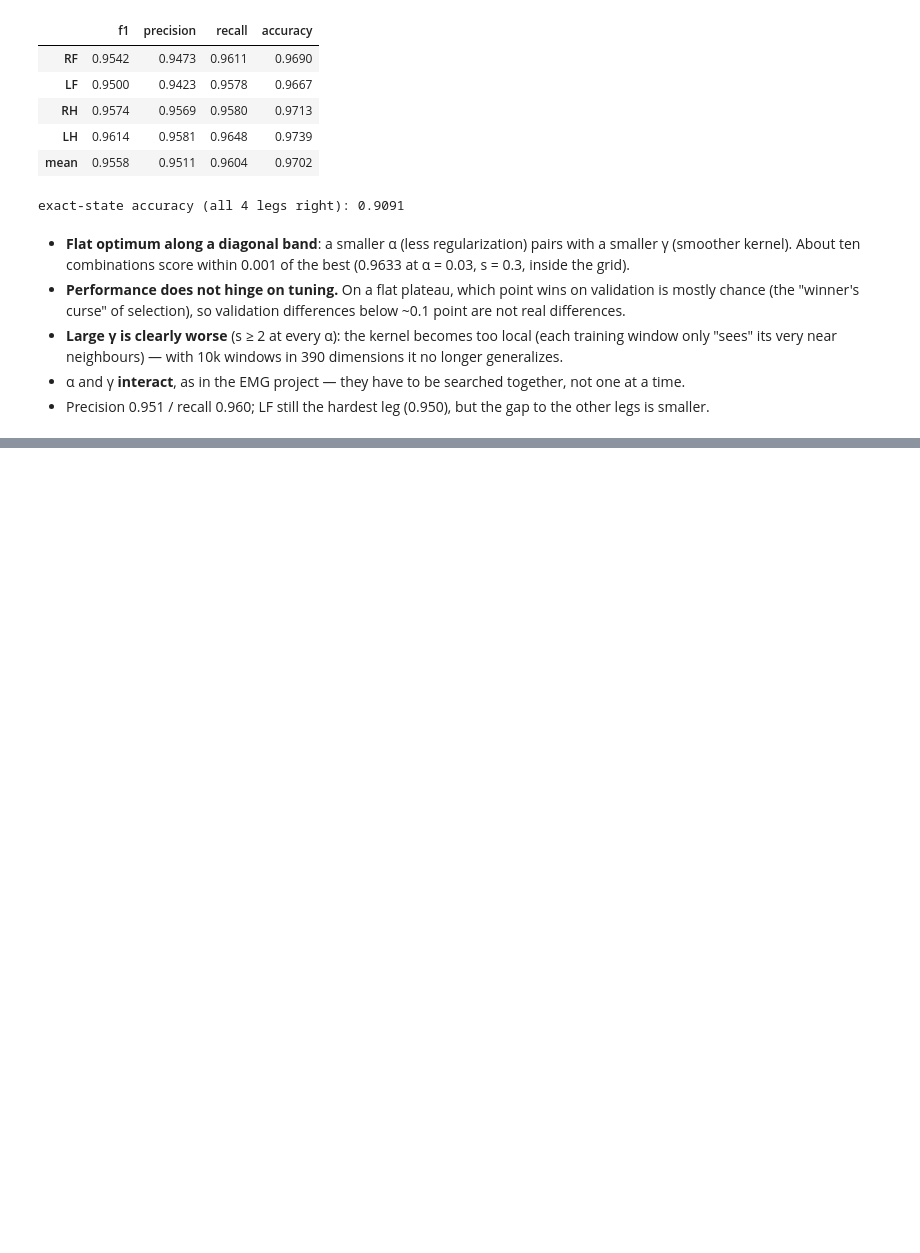
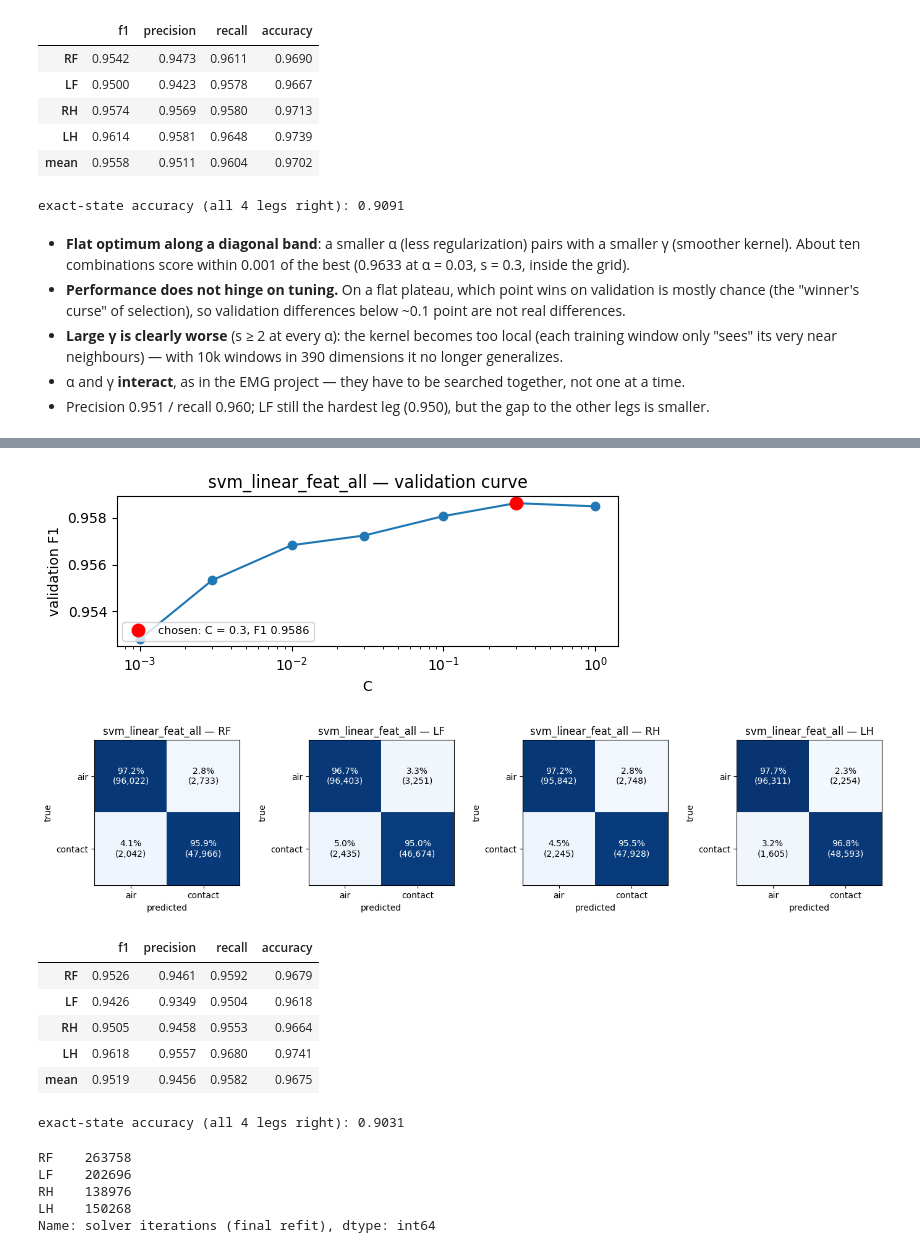
Before and after one commit to FilippoGorini/ML2_project, a Jupyter notebook: notebooks/02_results.ipynb, the cells around one changed output, grey strips where cells are left out. Drawn from its saved outputs; the diff is of its cells as text; code cells hidden in the pictures; blank space fills up the shorter version.

```diff
--- a/notebooks/02_results.ipynb
+++ b/notebooks/02_results.ipynb
@@ -570,0 +635,21 @@ exact-state accuracy (all 4 legs right): 0.9091
+# %%
+model_card("svm_linear_feat_all")
+# %% [output]
+[figure, added]
+[figure, added]
+|  | f1 | precision | recall | accuracy |
+| RF | 0.9526 | 0.9461 | 0.9592 | 0.9679 |
+| LF | 0.9426 | 0.9349 | 0.9504 | 0.9618 |
+| RH | 0.9505 | 0.9458 | 0.9553 | 0.9664 |
+| LH | 0.9618 | 0.9557 | 0.9680 | 0.9741 |
+| mean | 0.9519 | 0.9456 | 0.9582 | 0.9675 |
+exact-state accuracy (all 4 legs right): 0.9031
+# %%
+svms = joblib.load("../outputs/models/svm_linear_feat_all.joblib")[-1].estimators_
+pd.Series({leg: s.n_iter_ for leg, s in zip(LEGS, svms)}, name="solver iterations (final refit)")
+# %% [output]
+RF    263758
+LF    202696
+RH    138976
+LH    150268
+Name: solver iterations (final refit), dtype: int64
```
Also changed, not shown: parts of 30 cells of this notebook, 7 other files.
